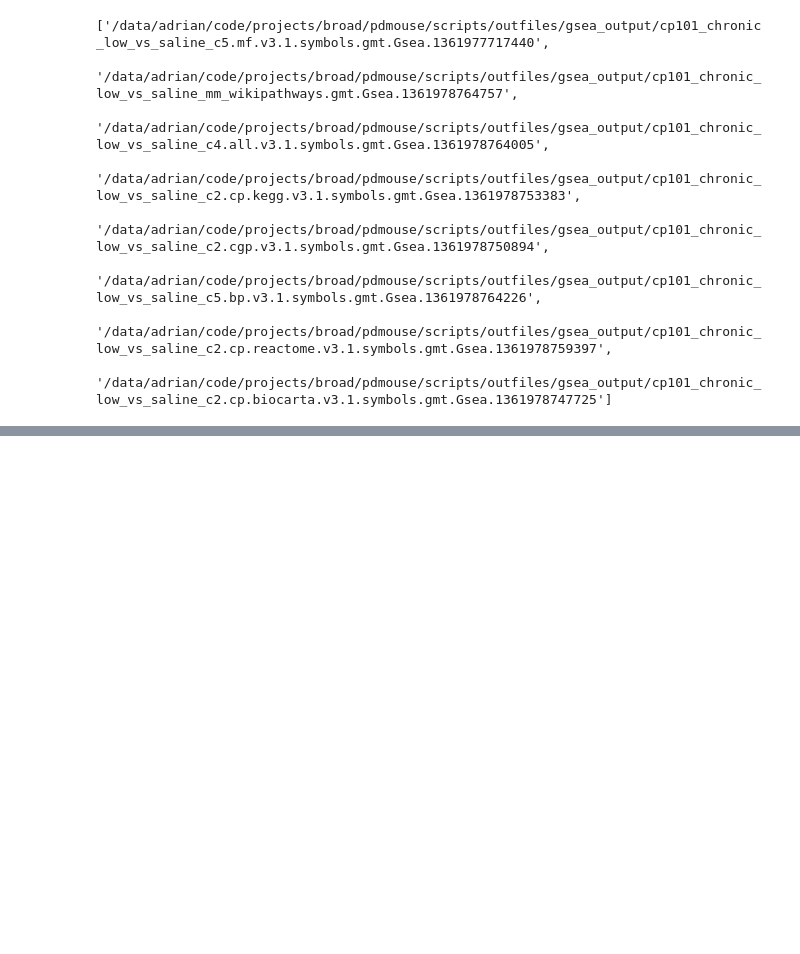
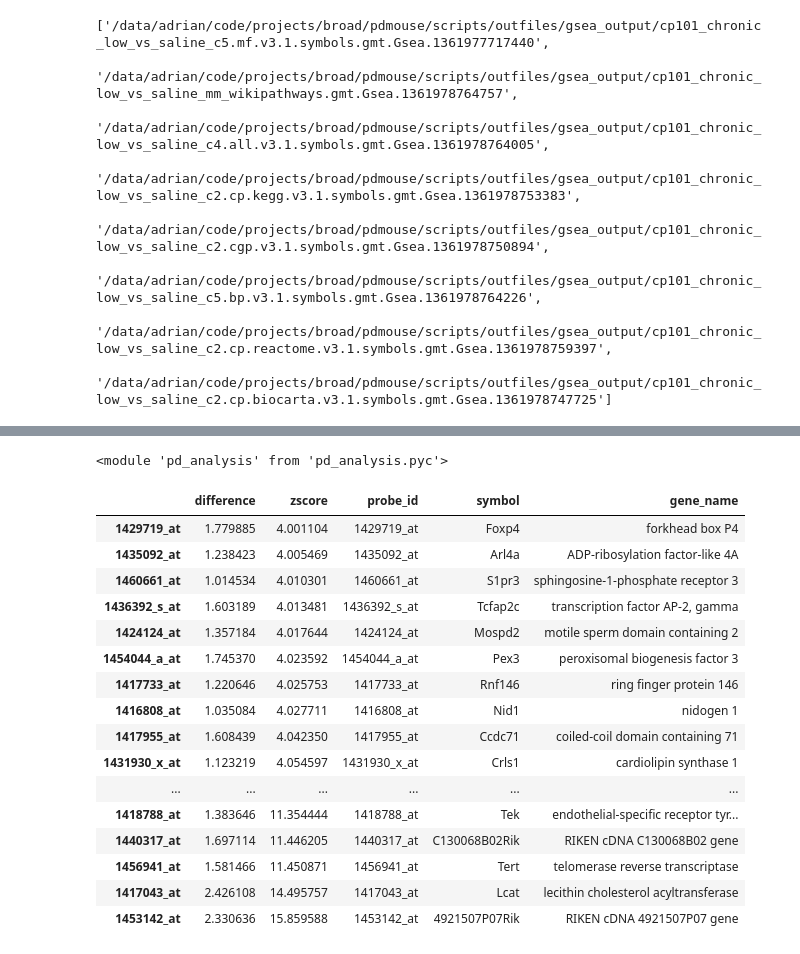
Before and after one commit to aheilbut/pdmouse, a Jupyter notebook: py/PDfilters.ipynb, the cells around one changed output, grey strips where cells are left out. Saved outputs shown, nothing was run; the diff lists cells and outputs as text; code cells hidden in the pictures; blank space fills up the shorter version.

```diff
--- a/py/PDfilters.ipynb
+++ b/py/PDfilters.ipynb
@@ -1551,0 +1602,26 @@ glob.glob("/data/adrian/code/projects/broad/pdmouse/scripts/outfiles/gsea_output
+# %%
+reload(pda)
+# %% [output]
+<module 'pd_analysis' from 'pd_analysis.pyc'>
+# %%
+o  = pda.compareOutlier("CP73", 1735)
+# %%
+outlierSelect(o)
+# %% [output]
+|  | difference | zscore | probe_id | symbol | gene_name |
+| 1429719_at | 1.779885 | 4.001104 | 1429719_at | Foxp4 | forkhead box P4 |
+| 1435092_at | 1.238423 | 4.005469 | 1435092_at | Arl4a | ADP-ribosylation factor-like 4A |
+| 1460661_at | 1.014534 | 4.010301 | 1460661_at | S1pr3 | sphingosine-1-phosphate receptor 3 |
+| 1436392_s_at | 1.603189 | 4.013481 | 1436392_s_at | Tcfap2c | transcription factor AP-2, gamma |
+| 1424124_at | 1.357184 | 4.017644 | 1424124_at | Mospd2 | motile sperm domain containing 2 |
+| 1454044_a_at | 1.745370 | 4.023592 | 1454044_a_at | Pex3 | peroxisomal biogenesis factor 3 |
+| 1417733_at | 1.220646 | 4.025753 | 1417733_at | Rnf146 | ring finger protein 146 |
+| 1416808_at | 1.035084 | 4.027711 | 1416808_at | Nid1 | nidogen 1 |
+| 1417955_at | 1.608439 | 4.042350 | 1417955_at | Ccdc71 | coiled-coil domain containing 71 |
+| 1431930_x_at | 1.123219 | 4.054597 | 1431930_x_at | Crls1 | cardiolipin synthase 1 |
+| ... | ... | ... | ... | ... | ... |
+| 1418788_at | 1.383646 | 11.354444 | 1418788_at | Tek | endothelial-specific receptor tyr... |
+| 1440317_at | 1.697114 | 11.446205 | 1440317_at | C130068B02Rik | RIKEN cDNA C130068B02 gene |
+| 1456941_at | 1.581466 | 11.450871 | 1456941_at | Tert | telomerase reverse transcriptase |
+| 1417043_at | 2.426108 | 14.495757 | 1417043_at | Lcat | lecithin cholesterol acyltransferase |
+| 1453142_at | 2.330636 | 15.859588 | 1453142_at | 4921507P07Rik | RIKEN cDNA 4921507P07 gene |
```
Also changed, not shown: parts of 5 cells of this notebook, 5 other files.
